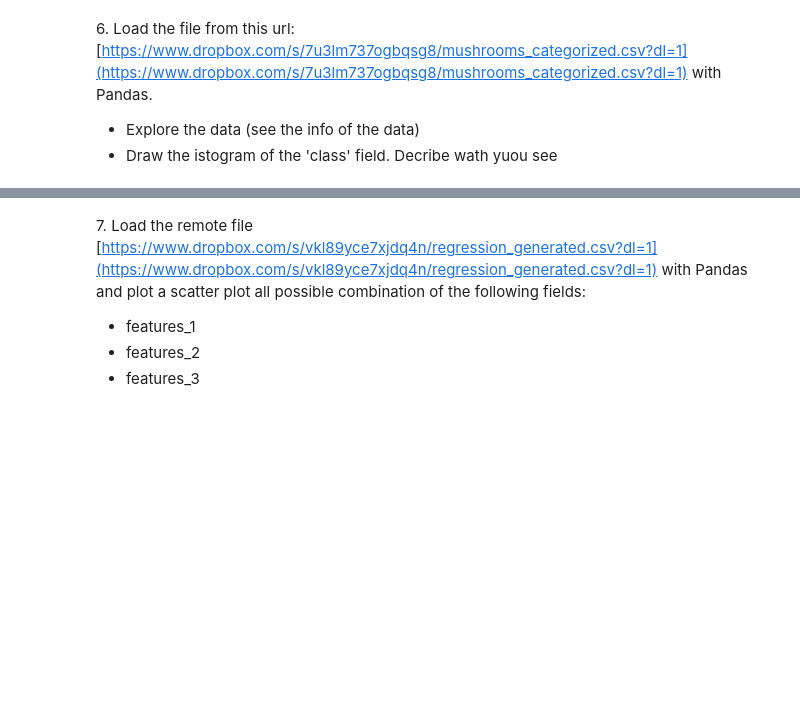
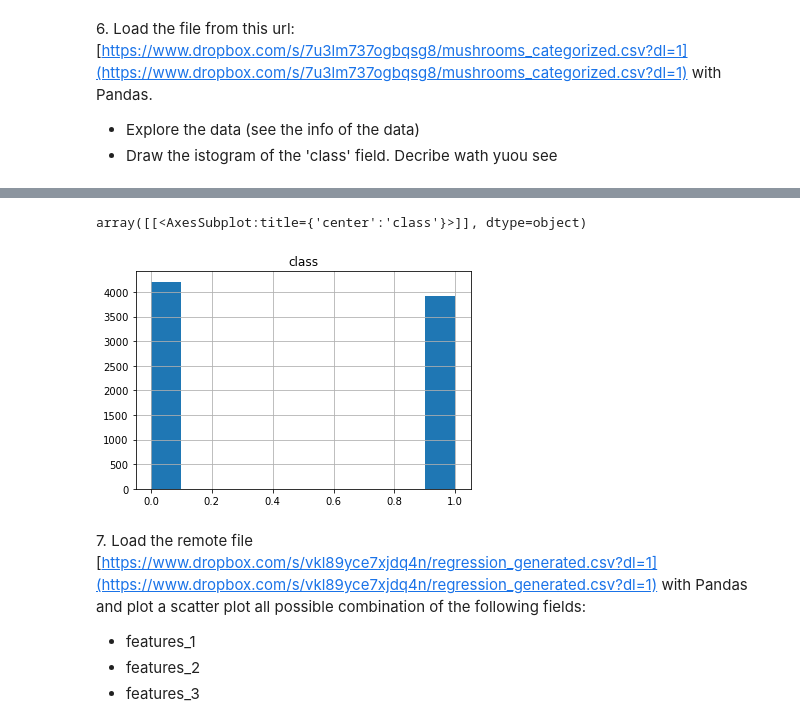
Before and after one commit to AlbertoSaretto/LaboratoryOfComputationalPhysics_Y5, a Jupyter notebook: 05ex_OSEMN.ipynb, the cells around one changed output, grey strips where cells are left out. Drawn from its saved outputs; the diff is of its cells as text; code cells hidden in the pictures; blank space fills up the shorter version.

```diff
--- a/05ex_OSEMN.ipynb
+++ b/05ex_OSEMN.ipynb
@@ -68,3 +118,9 @@ Each character is composed by 6 bit (even the space) and the last 4 bit are just
 6\. Load the file from this url: [https://www.dropbox.com/s/7u3lm737ogbqsg8/mushrooms_categorized.csv?dl=1](https://www.dropbox.com/s/7u3lm737ogbqsg8/mushrooms_categorized.csv?dl=1) with Pandas.
 + Explore the data (see the info of the data)
 + Draw the istogram of the 'class' field. Decribe wath yuou see
+# %%
+import pandas as pd
+from matplotlib import pyplot as plt
+
+datap=pd.read_csv("https://www.dropbox.com/s/7u3lm737ogbqsg8/mushrooms_categorized.csv?dl=1")
+datap
@@ -71,3 +141,8 @@ Each character is composed by 6 bit (even the space) and the last 4 bit are just
+# %%
+datap.hist("class")
+# %% [output]
+array([[<AxesSubplot:title={'center':'class'}>]], dtype=object)
+[figure, added]
 # %% [markdown]
 7\. Load the remote file [https://www.dropbox.com/s/vkl89yce7xjdq4n/regression_generated.csv?dl=1](https://www.dropbox.com/s/vkl89yce7xjdq4n/regression_generated.csv?dl=1) with Pandas and plot a scatter plot all possible combination of the following fields:
 
```
Also changed, not shown: parts of 8 cells of this notebook.
